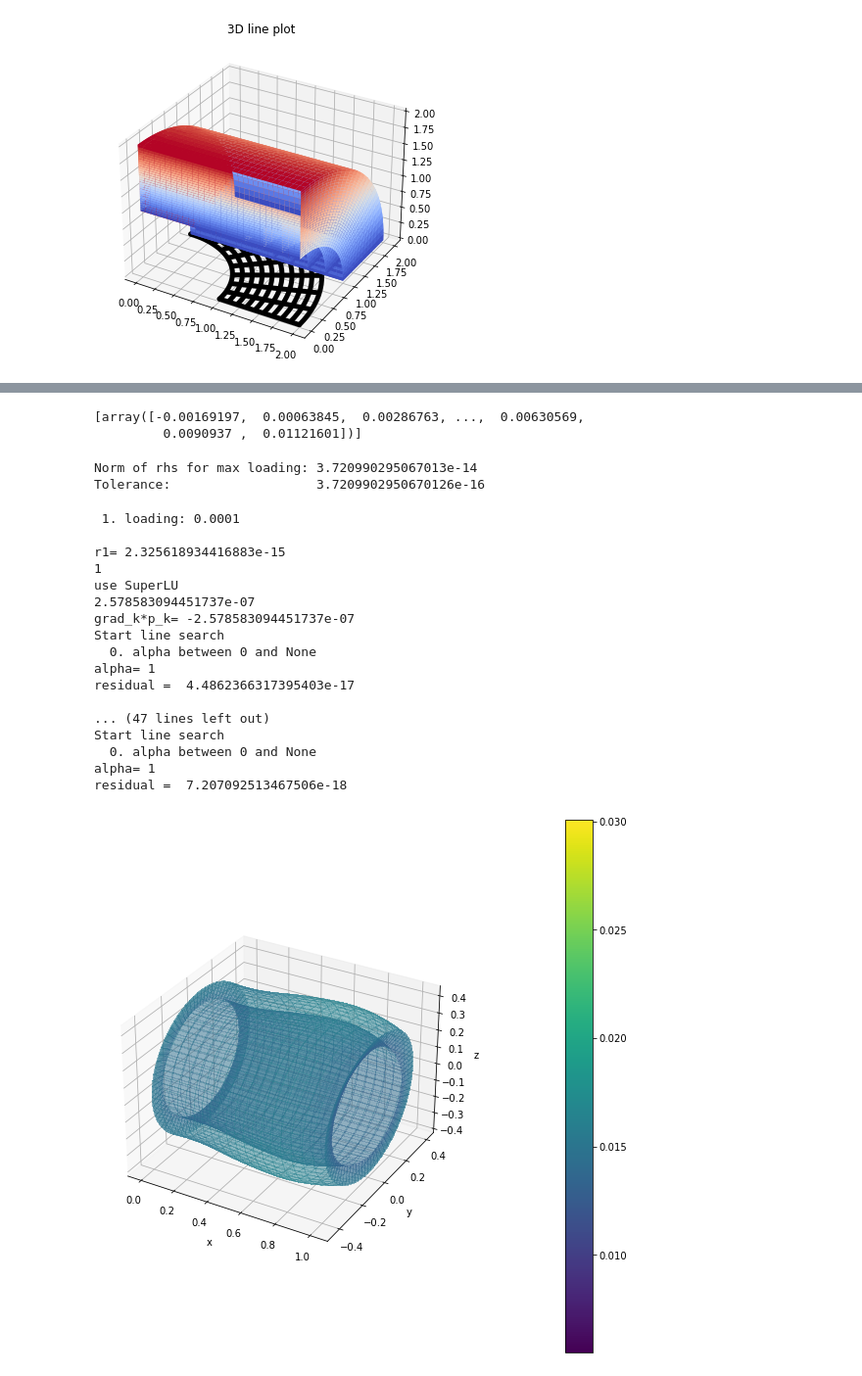
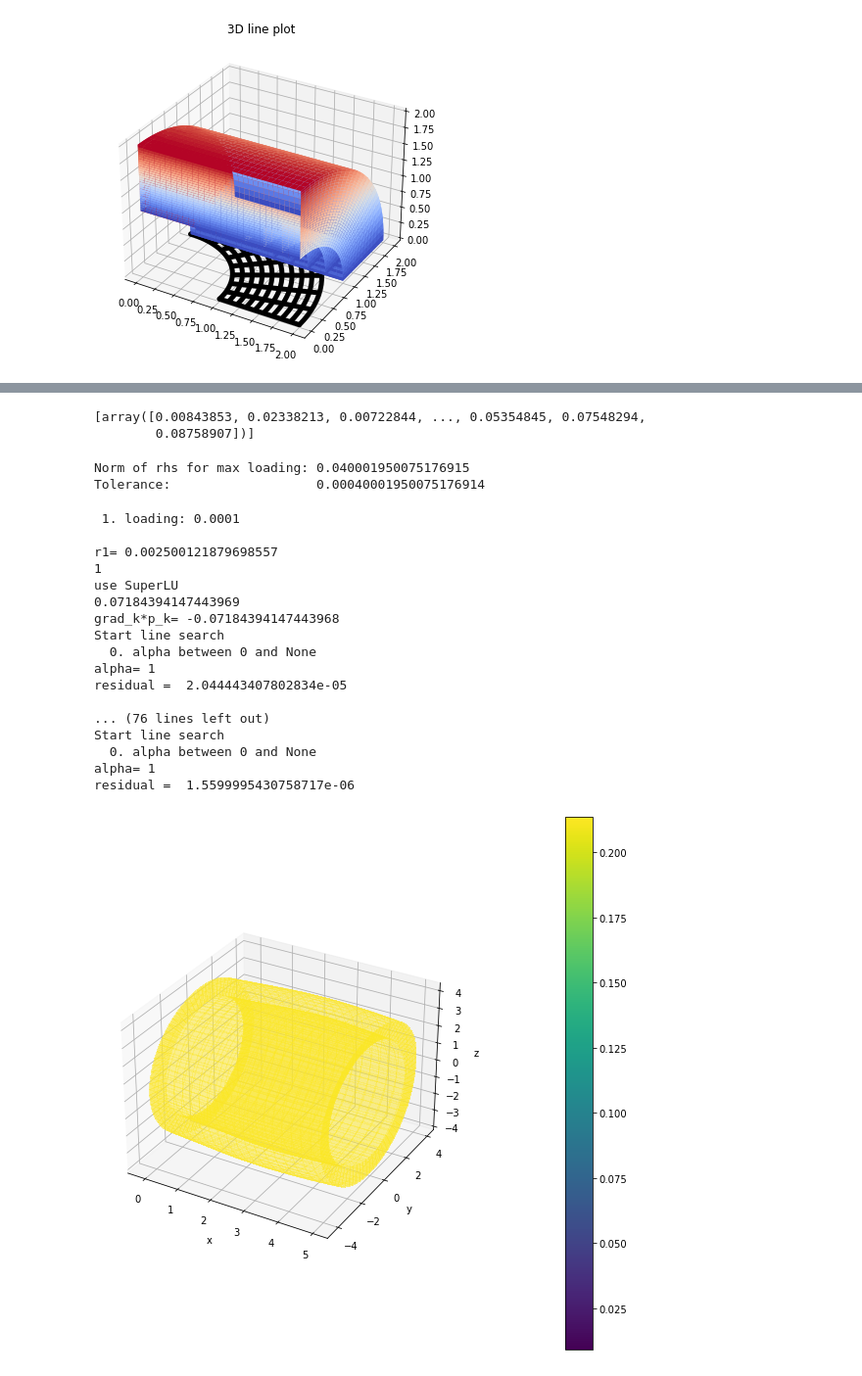
Before and after one commit to mh-0456/pyiga, a Jupyter notebook: notebooks/nonlinear_loading_artery3D-p2.ipynb, the cells around one changed output, grey strips where cells are left out. Shown at 98% size. Saved outputs shown, nothing was run; the diff lists cells and outputs as text; code cells hidden in the pictures.

```diff
--- a/notebooks/nonlinear_loading_artery3D-p2.ipynb
+++ b/notebooks/nonlinear_loading_artery3D-p2.ipynb
@@ -156,8 +158,10 @@ plt.show()
 # define geometry
 # realistic model of an artery: r_inner= 4mm, r_outer= 7mm (preprint)
 # human carotid artery: r_i= 3.1 mm, r_o= 4mm (Holzapfel)
-r_out = 0.4
-r_in = 0.31
+r_out = 4
+r_in = 3.1
+#r_out = 0.4
+#r_in = 0.31
 
 geos = [
 
@@ -167,10 +171,10 @@ geos = [
     geometry.quarter_annulus(r1=r_in, r2=r_out).rotate_2d(pi/2)
 ]
 
-
 # 3D
-#geos_3d = [geometry.tensor_product(geometry.line_segment(0,1), g) for g in geos]
-geos_3d = [geometry.tensor_product(g, geometry.line_segment(0,1)) for g in geos]
+#geos_3d = [geometry.tensor_product(geometry.line_segment(0,1), g) for g in geos] # z- axis
+#geos_3d = [geometry.tensor_product(g, geometry.line_segment(0,1)) for g in geos]# x-axis
+geos_3d = [geometry.tensor_product(g, geometry.line_segment(0,5)) for g in geos]# x-axis
 # %%
 patches_u = [(kvs_u, g) for g in geos_3d] # 3D
 
@@ -263,7 +267,7 @@ def get_defplot(u, patches_u, kvs_u, grid=2, gridx=None, gridy=None, gridz= None
             ax.plot_surface(pts[..., 0], pts[..., 1], pts[..., 2], linewidth=0, antialiased=False, shade = False, alpha = 0.3,
                             facecolors=cm.viridis(C), vmin=vrange[0], vmax=vrange[1])
             #ax.plot_wireframe(pts[..., 0], pts[..., 1], pts[..., 2], linewidth=1, color='grey') # grid
-            #ax.plot_surface(pts[..., 0], pts[..., 1], pts[..., 2], facecolors=colors, linewidth=0) # checkerboard
+            ax.plot_surface(pts[..., 0], pts[..., 1], pts[..., 2], facecolors=colors, linewidth=0) # checkerboard
 
         #xgridyz = (gridx , meshy, meshz)
         xgridyz = (gridx,gridx, gridx)
@@ -382,7 +386,8 @@ def gN0(x, y, z):
 # normal direction in z does not exist by now!
 # %%
 def g0(x,y,z):
-    if (x > 0.5).all() and (x < 0.8).all():
+    #if (x > 0.5).all() and (x < 0.8).all():
+    if (x > 2).all() and (x < 4).all():
         #print(x)
         return loading_value # set force at distal end only
     else:
@@ -421,8 +426,10 @@ def get_components(u, kvs_u):
     return bspline.BSplineFunc(kvs_u, U)
 # %%
 # rubber, Lamé-coeff.
-Mu = 0.003 # [GPa]
-Lam = 0.00028416 #  [GPa] (under ass. ny=0.48, almost incompressible)
+Mu = 3 # [GPa]
+Lam = 0.28416 #  [GPa] (under ass. ny=0.48, almost incompressible)
+#Mu = 0.003 # [GPa]
+#Lam = 0.00028416 #  [GPa] (under ass. ny=0.48, almost incompressible)
 # incompressible: Lam = 0
 
 def mass_nl(u_p, kvs_ux, geo_ux, X):
@@ -925,8 +926,8 @@ get_defplot(u, patches_u, kvs_u)
 # %%
 solution
 # %% [output]
-[array([-0.00169197,  0.00063845,  0.00286763, ...,  0.00630569,
-         0.0090937 ,  0.01121601])]
+[array([0.00843853, 0.02338213, 0.00722844, ..., 0.05354845, 0.07548294,
+        0.08758907])]
 # %%
 loading = [1e-4, 2.5e-4, 4.0e-4, 4.5e-4, 5e-4] # 6e-4]
 # %%
@@ -938,7 +939,7 @@ u= np.zeros(dd)
 epsilon= 1e-2 #1e-6
 
 ### Linear elasticity for largest loading
-loading_value = loading[-1] # take last loading value
+loading_value = loading[-1]*500 # take last loading value
 neu_data = [(0,'bottom',gN), (1,'bottom',gN), (2,'bottom',gN), (3,'bottom',gN)] # set neumann data
 A, M, b = ass_nonlinsystem(u)
 LS = assemble.RestrictedLinearSystem(A, b, bc) # solve linearized system
@@ -949,8 +950,8 @@ print("Norm of rhs for max loading: {}".format(r0))
 print("Tolerance:                   {}".format(r0*epsilon))
 ###
 # %% [output]
-Norm of rhs for max loading: 3.720990295067013e-14
-Tolerance:                   3.7209902950670126e-16
+Norm of rhs for max loading: 0.040001950075176915
+Tolerance:                   0.00040001950075176914
 # %%
 # solve nonlinear system
 #initial value
@@ -969,7 +970,7 @@ for t in range(len(loading)): # time steps
     print(" \n \n {}. loading: {} \n".format(t+1,loading[t]))
 
     # set Neumann data via incremental loading
-    loading_value = loading[t]
+    loading_value = loading[t]*500
     neu_data = [(0,'bottom',gN), (1,'bottom',gN), (2,'bottom',gN), (3,'bottom',gN)]
 
     # first residuum
@@ -1036,40 +1037,40 @@ for t in range(len(loading)): # time steps
         #normed_du = np.linalg.norm(u_d)
         #normed_du = np.linalg.norm(u_d)/np.sqrt(len(u_d))
         stepsize_du = alpha * normed_du # times alpha
         #stepsize_du = abs(normed_du0-normed_du)
         stepsizes.append(stepsize_du)
         #---------------------------------------------------#
 
         if r < epsilon* r0: # break condition # r < epsilon* r1:
             break
         elif count == 30:
             break
 
     ud_array.append(u_d)
     solutions.append(LS.restrict(u))
     iter_counts.append(count)
 
 # print deformation plot
 get_defplot(u, patches_u, kvs_u)
 # %% [output]
  1. loading: 0.0001
 
-r1= 2.325618934416883e-15
+r1= 0.002500121879698557
 1
 use SuperLU
-2.578583094451737e-07
-grad_k*p_k= -2.578583094451737e-07
+0.07184394147443969
+grad_k*p_k= -0.07184394147443968
 Start line search
   0. alpha between 0 and None
 alpha= 1
-residual =  4.4862366317395403e-17
+residual =  2.044443407802834e-05
 
-... (47 lines left out)
+... (76 lines left out)
 Start line search
   0. alpha between 0 and None
 alpha= 1
-residual =  7.207092513467506e-18
+residual =  1.5599995430758717e-06
-[figure, old version]
+[figure, new version]
 # %%
 # plot history of step sizes
 figsize(6,3)
```
Also changed, not shown: parts of 19 cells of this notebook.
